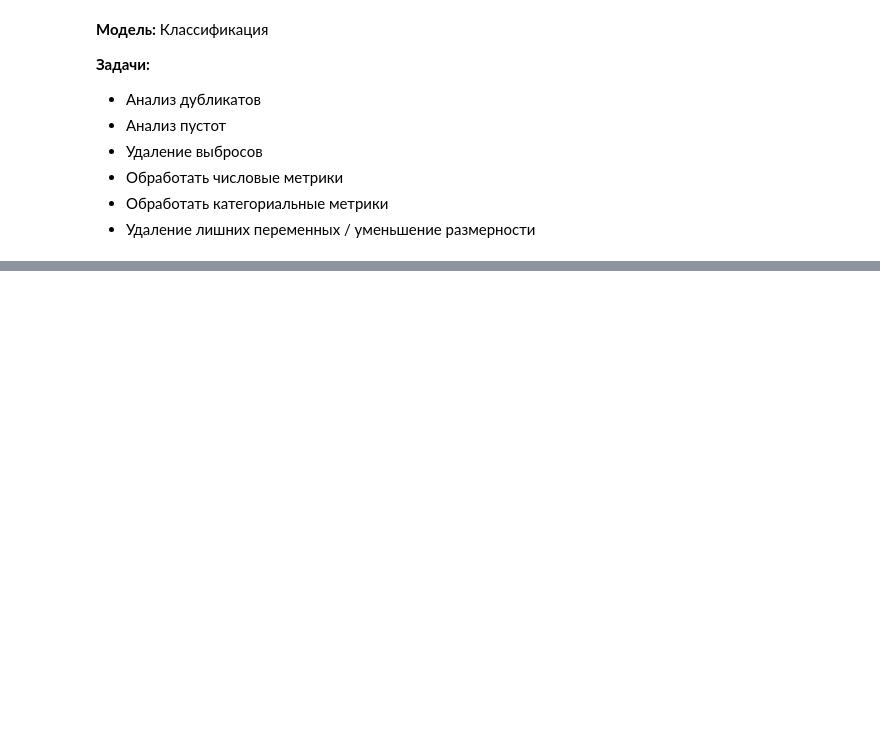
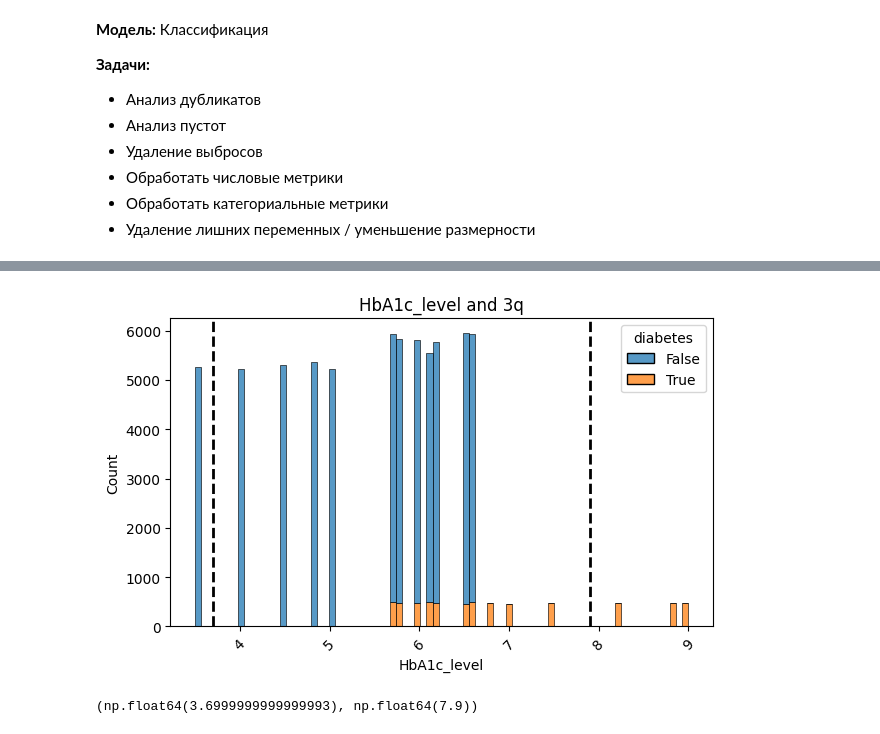
Before and after one commit to AibekDS/Diabetes-Prediction, a Jupyter notebook: main.ipynb, the cells around one changed output, grey strips where cells are left out. Drawn from its saved outputs; the diff is of its cells as text; code cells hidden in the pictures; blank space fills up the shorter version.

```diff
--- a/main.ipynb
+++ b/main.ipynb
@@ -255,0 +347,5 @@ Name: count, dtype: int64
+# %%
+viz_2(temp_data, 'HbA1c_level', 'diabetes')
+# %% [output]
+[figure, added]
+(np.float64(3.6999999999999993), np.float64(7.9))
```
Also changed, not shown: parts of 29 cells of this notebook, 1 other file.
